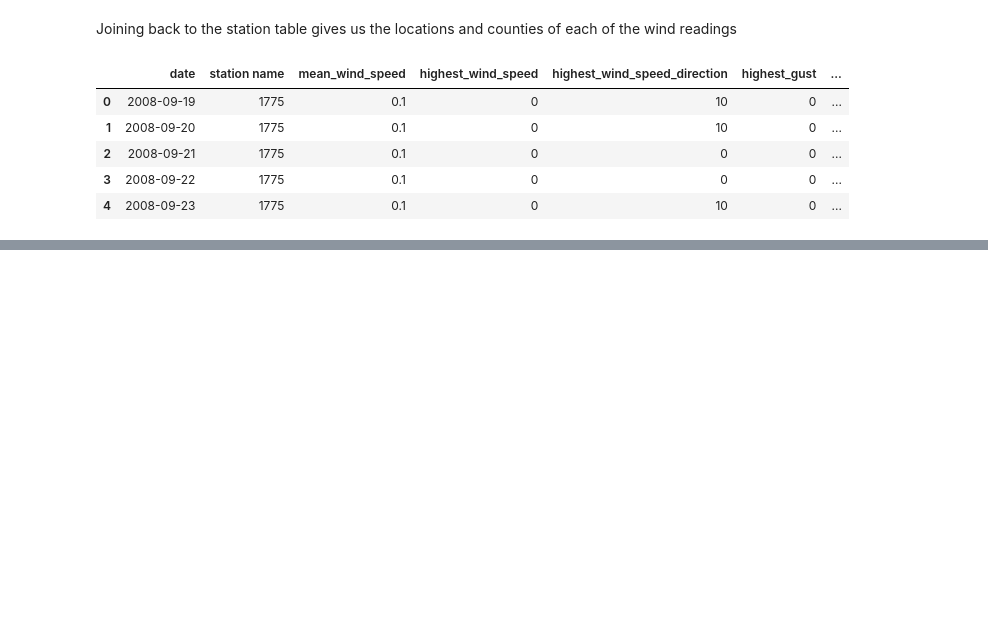
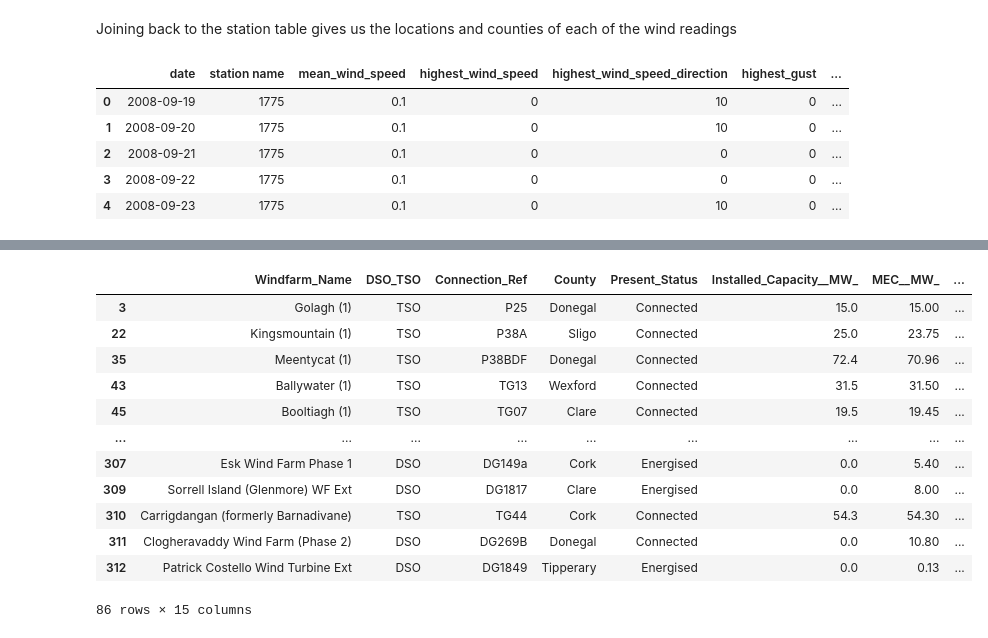
Before and after one commit to Cking313/programming_for_data_analytics, a Jupyter notebook: project/download_weather_data.ipynb, the cells around one changed output, grey strips where cells are left out. Saved outputs shown, nothing was run; the diff lists cells and outputs as text; code cells hidden in the pictures; blank space fills up the shorter version.

Commit message:
Downloading wind farm data. Attempted joining to met eireann data by substation location

```diff
--- a/project/download_weather_data.ipynb
+++ b/project/download_weather_data.ipynb
@@ -390,0 +396,5 @@ cleaned_wind_df.head()
+# %%
+wind_farm_df = pd.read_csv('https://seaiopendata.blob.core.windows.net/wind/WindFarmsConnectedJune2022.csv')
+wind_farm_df.to_csv("data/wind_farm_data.csv", index=False)
+
+wind_farm_df.head()
@@ -390,0 +408,16 @@ cleaned_wind_df.head()
+# %%
+wind_farm_df[~pd.isna(wind_farm_df['Installed_Capacity__MW_'])]
+# %% [output]
+|  | Windfarm_Name | DSO_TSO | Connection_Ref | County | Present_Status | Installed_Capacity__MW_ | MEC__MW_ | ... |
+| 3 | Golagh (1) | TSO | P25 | Donegal | Connected | 15.0 | 15.00 | ... |
+| 22 | Kingsmountain (1) | TSO | P38A | Sligo | Connected | 25.0 | 23.75 | ... |
+| 35 | Meentycat (1) | TSO | P38BDF | Donegal | Connected | 72.4 | 70.96 | ... |
+| 43 | Ballywater (1) | TSO | TG13 | Wexford | Connected | 31.5 | 31.50 | ... |
+| 45 | Booltiagh (1) | TSO | TG07 | Clare | Connected | 19.5 | 19.45 | ... |
+| ... | ... | ... | ... | ... | ... | ... | ... | ... |
+| 307 | Esk Wind Farm Phase 1 | DSO | DG149a | Cork | Energised | 0.0 | 5.40 | ... |
+| 309 | Sorrell Island (Glenmore) WF Ext | DSO | DG1817 | Clare | Energised | 0.0 | 8.00 | ... |
+| 310 | Carrigdangan (formerly Barnadivane) | TSO | TG44 | Cork | Connected | 54.3 | 54.30 | ... |
+| 311 | Clogheravaddy Wind Farm (Phase 2) | DSO | DG269B | Donegal | Connected | 0.0 | 10.80 | ... |
+| 312 | Patrick Costello Wind Turbine Ext | DSO | DG1849 | Tipperary | Energised | 0.0 | 0.13 | ... |
+86 rows × 15 columns
```
Also changed, not shown: parts of 7 cells of this notebook.
